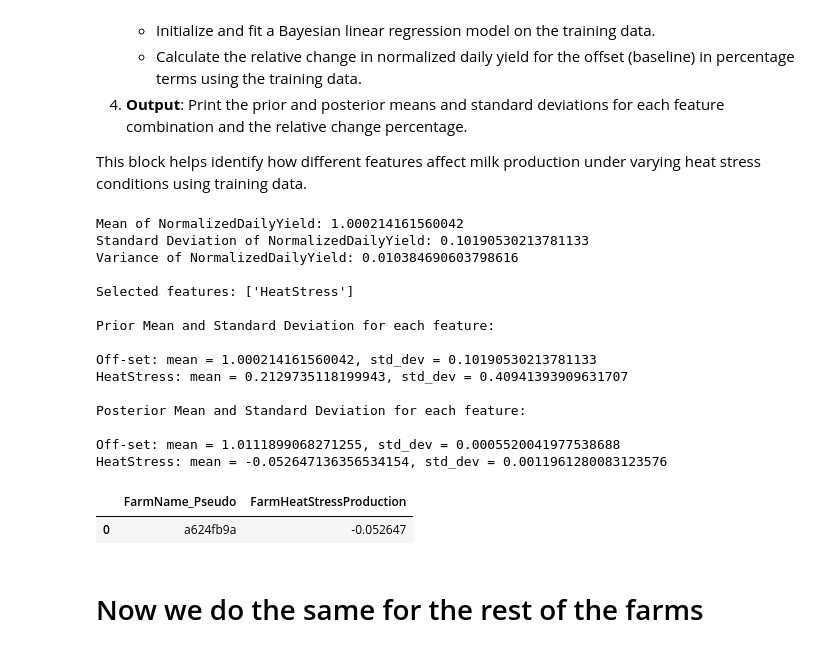
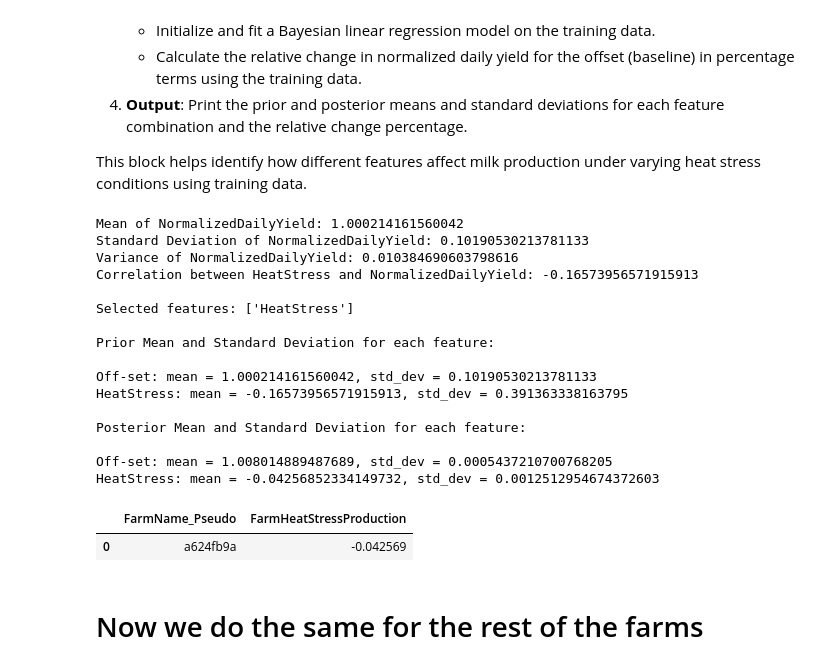
Before and after one commit to jockepolis/HeatStressEvaluationSummer24, a Jupyter notebook: ModelingFarmLevelYield/BLR_FarmHeatApp.ipynb, the cells around one changed output. Cells and saved outputs as stored; diff of their text form; code cells hidden in the pictures.

```diff
--- a/ModelingFarmLevelYield/BLR_FarmHeatApp.ipynb
+++ b/ModelingFarmLevelYield/BLR_FarmHeatApp.ipynb
@@ -185,12 +183,16 @@ train_data, val_data = train_test_split(farm_data, test_size=0.3, random_state=4
 # Define the single feature
 features = ['HeatStress']
 
+# Calculate the correlation between HeatStress and NormalizedDailyYield
+heatstress_correlation = train_data['HeatStress'].corr(train_data[target])
+print("Correlation between HeatStress and NormalizedDailyYield:", heatstress_correlation)
+
 # Function to fit and get the posterior mean for HeatStress
-def fit_and_get_heatstress_posterior(farm_id, train_data, features):
+def fit_and_get_heatstress_posterior(farm_id, train_data, features, heatstress_correlation):
     print(f"\nSelected features: {features}")
 
     # Calculate prior means for the features
-    prior_mean_values = [train_data[feature].mean() for feature in features]
+    prior_mean_values = [heatstress_correlation]  # Use correlation as prior mean for HeatStress
     prior_std_values = [train_data[feature].std() for feature in features]
 
     # Define priors
@@ -228,39 +230,40 @@ def fit_and_get_heatstress_posterior(farm_id, train_data, features):
     return heatstress_posterior_mean
 
 # Train the model with the HeatStress feature on the training set and print results
-heatstress_posterior_mean = fit_and_get_heatstress_posterior(farm_id, train_data, features)
+heatstress_posterior_mean = fit_and_get_heatstress_posterior(farm_id, train_data, features, heatstress_correlation)
 
 # Create a new DataFrame for the current farm's result
 new_result = pd.DataFrame([{
     'FarmName_Pseudo': farm_id,
     'FarmHeatStressProduction': heatstress_posterior_mean
 }])
 
 # Check if results_df is empty before concatenation
 if results_df.empty:
     results_df = new_result
 else:
     results_df = pd.concat([results_df, new_result], ignore_index=True)
 
 results_df
 # %% [output]
 Mean of NormalizedDailyYield: 1.000214161560042
 Standard Deviation of NormalizedDailyYield: 0.10190530213781133
 Variance of NormalizedDailyYield: 0.010384690603798616
+Correlation between HeatStress and NormalizedDailyYield: -0.16573956571915913
 
 Selected features: ['HeatStress']
 
 Prior Mean and Standard Deviation for each feature:
 
 Off-set: mean = 1.000214161560042, std_dev = 0.10190530213781133
-HeatStress: mean = 0.2129735118199943, std_dev = 0.40941393909631707
+HeatStress: mean = -0.16573956571915913, std_dev = 0.391363338163795
 
 Posterior Mean and Standard Deviation for each feature:
 
-Off-set: mean = 1.0111899068271255, std_dev = 0.0005520041977538688
-HeatStress: mean = -0.052647136356534154, std_dev = 0.0011961280083123576
+Off-set: mean = 1.008014889487689, std_dev = 0.0005437210700768205
+HeatStress: mean = -0.04256852334149732, std_dev = 0.0012512954674372603
 |  | FarmName_Pseudo | FarmHeatStressProduction |
-| 0 | a624fb9a | -0.052647 |
+| 0 | a624fb9a | -0.042569 |
 # %% [markdown]
 # Now we do the same for the rest of the farms
 # %% [markdown]
```
Also changed, not shown: parts of 6 cells of this notebook, 2 other files.
